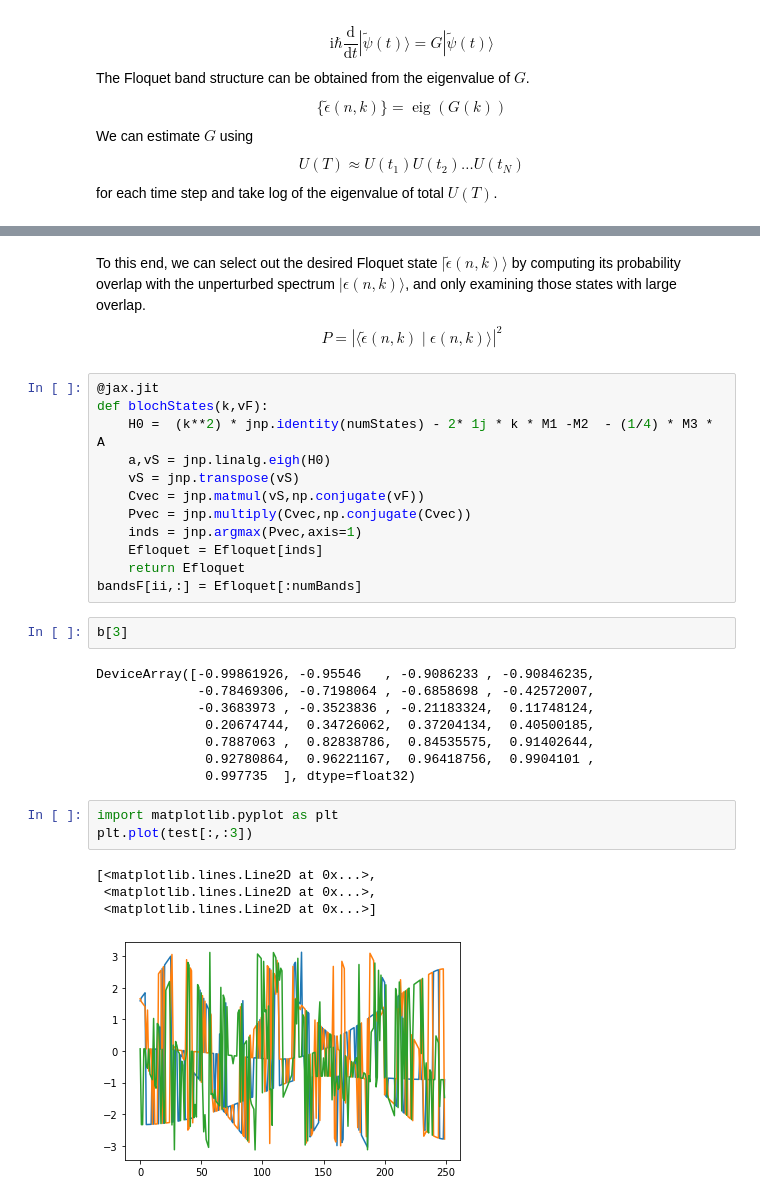
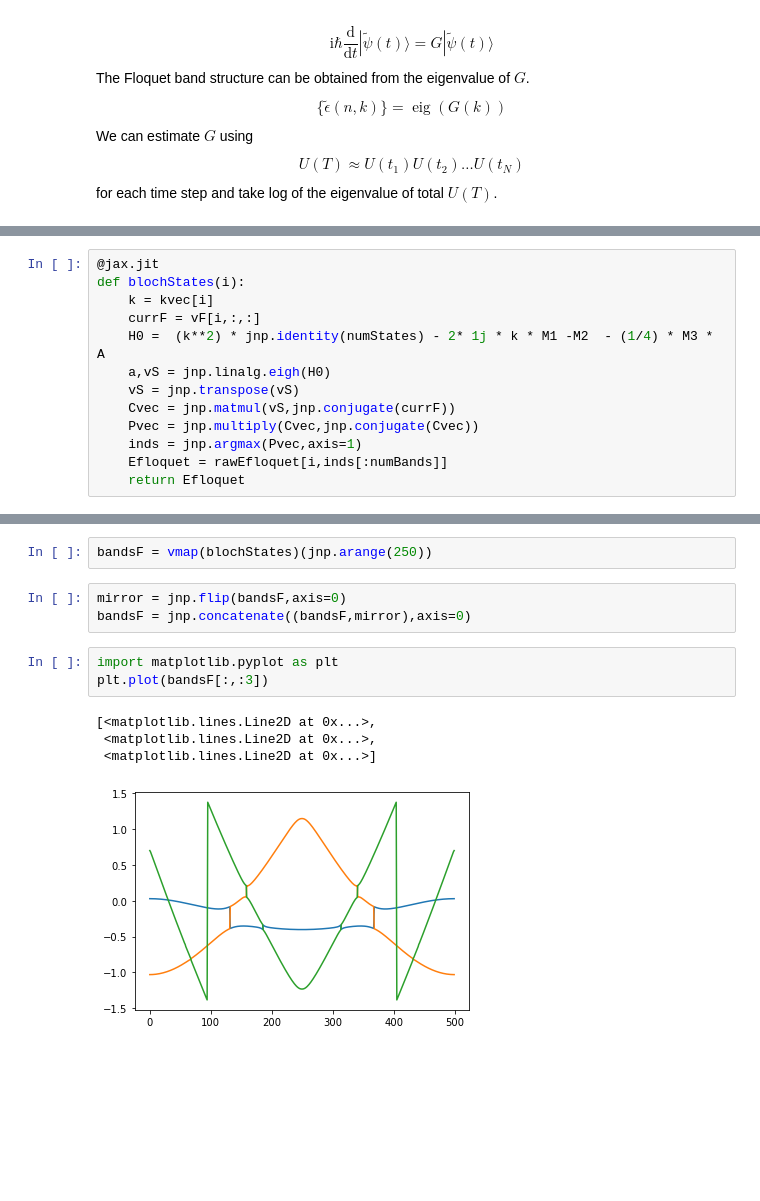
Before and after one commit to panmx-phys/MLPhys, a Jupyter notebook: jaxApp-2.ipynb, the cells around one changed output, grey strips where cells are left out. Cells and saved outputs as stored; diff of their text form; blank space fills up the shorter version.

```diff
--- a/jaxApp-2.ipynb
+++ b/jaxApp-2.ipynb
@@ -186,2 +194,15 @@ Nonsymmetric eigendecomposition is only implemented on the CPU backend. So we ne
+# %%
+@jax.jit
+def blochStates(i):
+    k = kvec[i]
+    currF = vF[i,:,:]
+    H0 =  (k**2) * jnp.identity(numStates) - 2* 1j * k * M1 -M2  - (1/4) * M3 * A
+    a,vS = jnp.linalg.eigh(H0)
+    vS = jnp.transpose(vS)
+    Cvec = jnp.matmul(vS,jnp.conjugate(currF))
+    Pvec = jnp.multiply(Cvec,jnp.conjugate(Cvec))
+    inds = jnp.argmax(Pvec,axis=1)
+    Efloquet = rawEfloquet[i,inds[:numBands]]
+    return Efloquet
 # %%
 vF.shape
@@ -188,35 +211,13 @@ vF.shape
-# %% [markdown]
-To this end, we can select out the desired Floquet state $|\tilde{\epsilon}(n, k)\rangle$ by computing its probability overlap with the unperturbed spectrum $|\epsilon(n, k)\rangle$, and only examining those states with large overlap.
-$$
-P=|\langle\tilde{\epsilon}(n, k) \mid \epsilon(n, k)\rangle|^{2}
-$$
-# %%
-@jax.jit
-def blochStates(k,vF):
-    H0 =  (k**2) * jnp.identity(numStates) - 2* 1j * k * M1 -M2  - (1/4) * M3 * A
-    a,vS = jnp.linalg.eigh(H0)
-    vS = jnp.transpose(vS)
-    Cvec = jnp.matmul(vS,np.conjugate(vF))
-    Pvec = jnp.multiply(Cvec,np.conjugate(Cvec))
-    inds = jnp.argmax(Pvec,axis=1)
-    Efloquet = Efloquet[inds]
-    return Efloquet
-bandsF[ii,:] = Efloquet[:numBands]
-# %%
-b[3]
-# %% [output]
-DeviceArray([-0.99861926, -0.95546   , -0.9086233 , -0.90846235,
-             -0.78469306, -0.7198064 , -0.6858698 , -0.42572007,
-             -0.3683973 , -0.3523836 , -0.21183324,  0.11748124,
-              0.20674744,  0.34726062,  0.37204134,  0.40500185,
-              0.7887063 ,  0.82838786,  0.84535575,  0.91402644,
-              0.92780864,  0.96221167,  0.96418756,  0.9904101 ,
-              0.997735  ], dtype=float32)
+# %%
+bandsF = vmap(blochStates)(jnp.arange(250))
+# %%
+mirror = jnp.flip(bandsF,axis=0)
+bandsF = jnp.concatenate((bandsF,mirror),axis=0)
 # %%
 import matplotlib.pyplot as plt
-plt.plot(test[:,:3])
+plt.plot(bandsF[:,:3])
 # %% [output]
 [<matplotlib.lines.Line2D at 0x...>,
  <matplotlib.lines.Line2D at 0x...>,
  <matplotlib.lines.Line2D at 0x...>]
-[figure, old version]
+[figure, new version]
```
Also changed, not shown: parts of 8 cells of this notebook, 2 other files.
